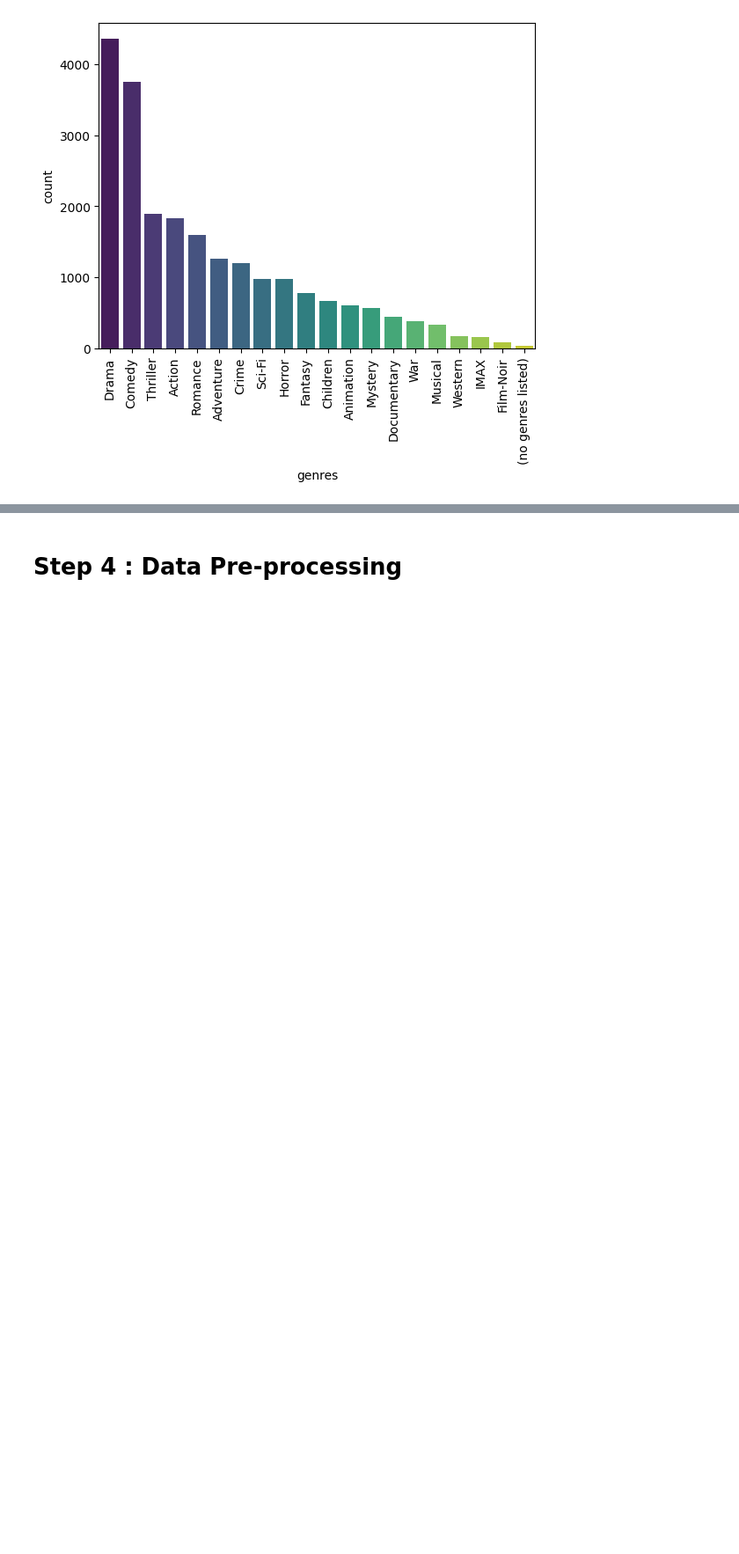
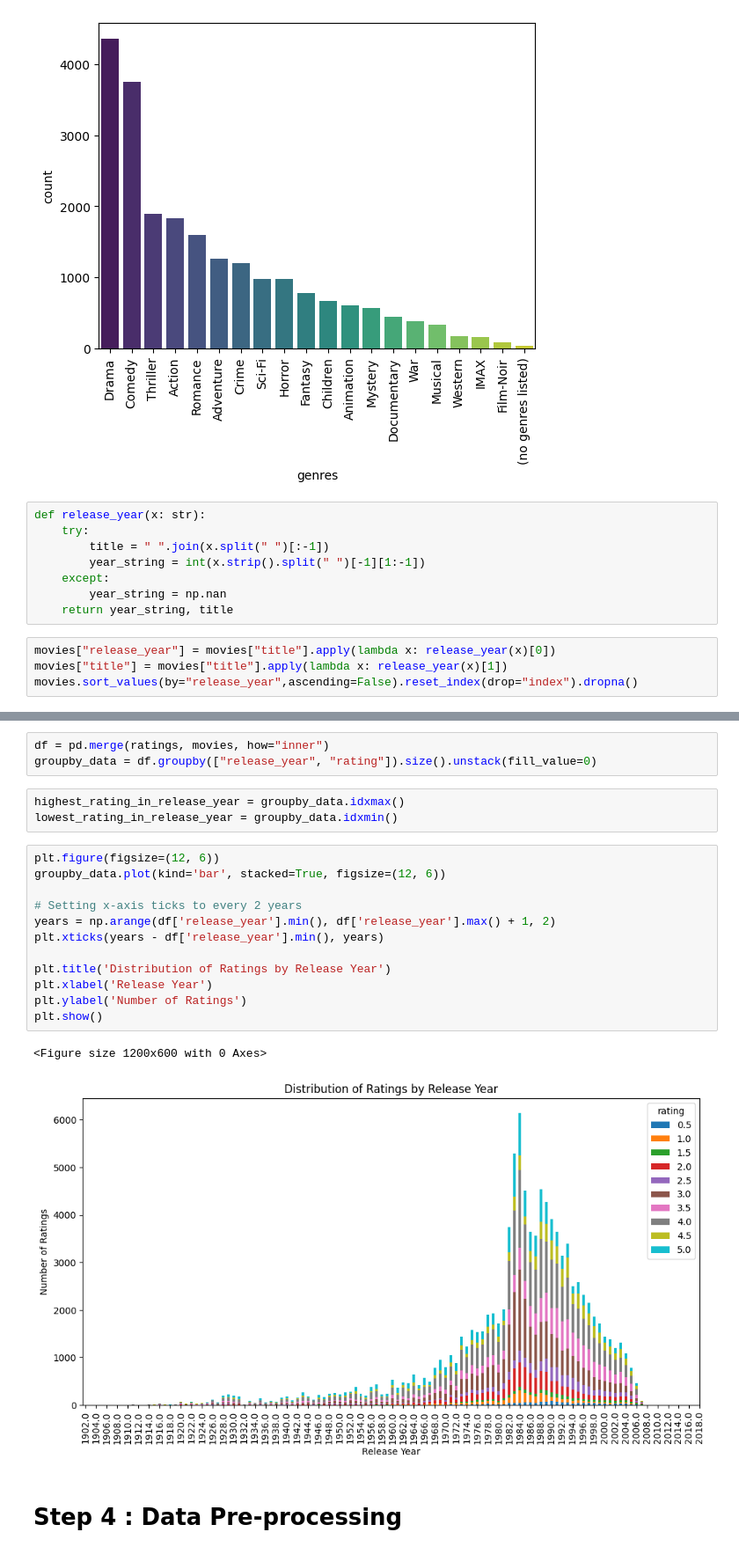
Before and after one commit to Mohammadhoseinajorloo/Movielo, a Jupyter notebook: notebooks/analyze.ipynb, the cells around one changed output, grey strips where cells are left out. Shown at 88% size. Saved outputs shown, nothing was run; the diff lists cells and outputs as text; blank space fills up the shorter version.

Commit message:
add rating analize in data

```diff
--- a/notebooks/analyze.ipynb
+++ b/notebooks/analyze.ipynb
@@ -215,3 +213,15 @@ Passing `palette` without assigning `hue` is deprecated and will be removed in v
 
   sns.barplot(x="genres", y="count", data=genre_frequancy_df, palette="viridis")
 [figure]
+# %%
+def release_year(x: str):
+    try:
+        title = " ".join(x.split(" ")[:-1])
+        year_string = int(x.strip().split(" ")[-1][1:-1])
+    except:
+        year_string = np.nan
+    return year_string, title
+# %%
+movies["release_year"] = movies["title"].apply(lambda x: release_year(x)[0])
+movies["title"] = movies["title"].apply(lambda x: release_year(x)[1])
+movies.sort_values(by="release_year",ascending=False).reset_index(drop="index").dropna()
@@ -218,3 +242,24 @@ Passing `palette` without assigning `hue` is deprecated and will be removed in v
+# %%
+df = pd.merge(ratings, movies, how="inner")
+groupby_data = df.groupby(["release_year", "rating"]).size().unstack(fill_value=0)
+# %%
+highest_rating_in_release_year = groupby_data.idxmax()
+lowest_rating_in_release_year = groupby_data.idxmin()
+# %%
+plt.figure(figsize=(12, 6))
+groupby_data.plot(kind='bar', stacked=True, figsize=(12, 6))
+
+# Setting x-axis ticks to every 2 years
+years = np.arange(df['release_year'].min(), df['release_year'].max() + 1, 2)
+plt.xticks(years - df['release_year'].min(), years)
+
+plt.title('Distribution of Ratings by Release Year')
+plt.xlabel('Release Year')
+plt.ylabel('Number of Ratings')
+plt.show()
+# %% [output]
+<Figure size 1200x600 with 0 Axes>
+[figure, added]
 # %% [markdown]
 # Step 4 : Data Pre-processing
 # %%
```
Also changed, not shown: parts of 12 cells of this notebook.
